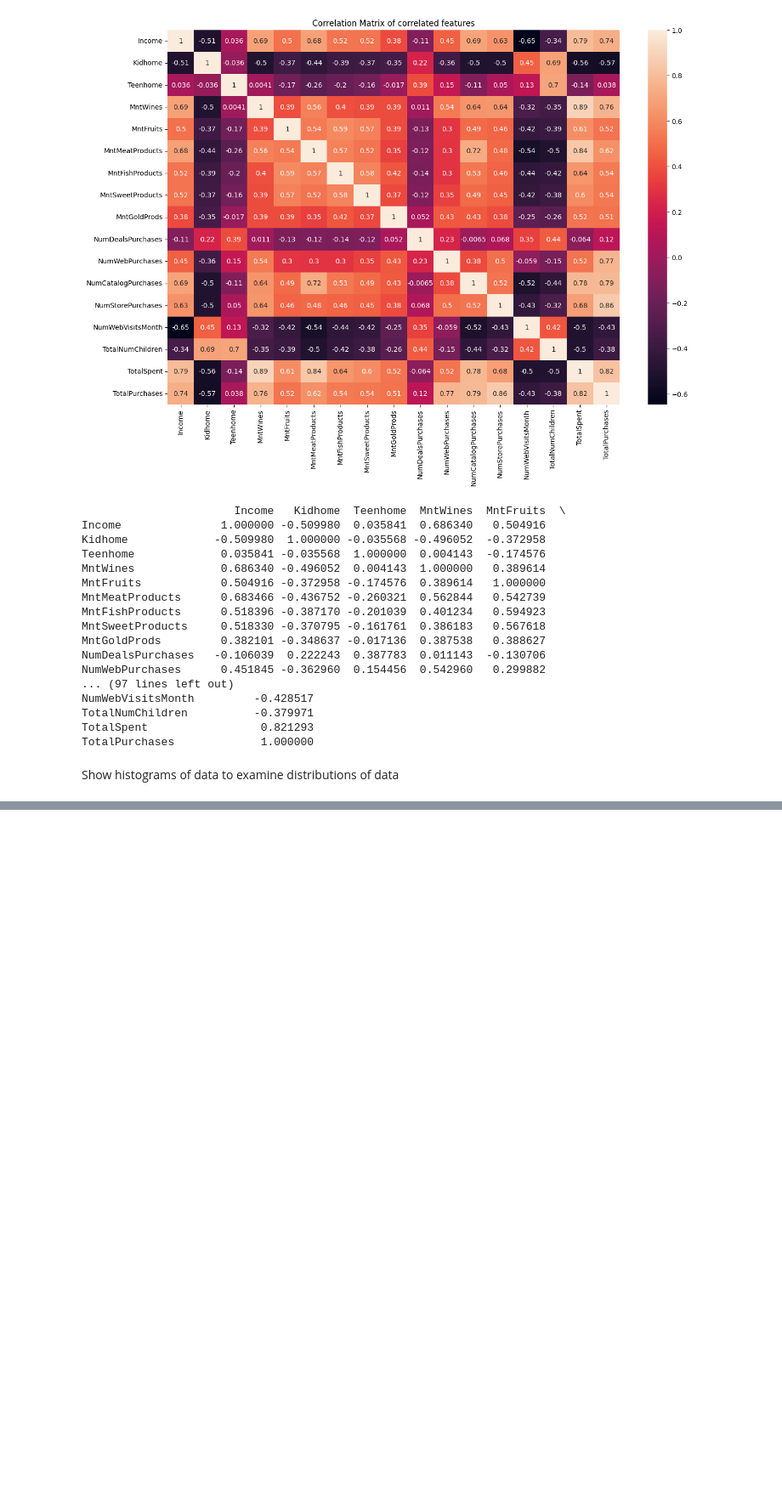
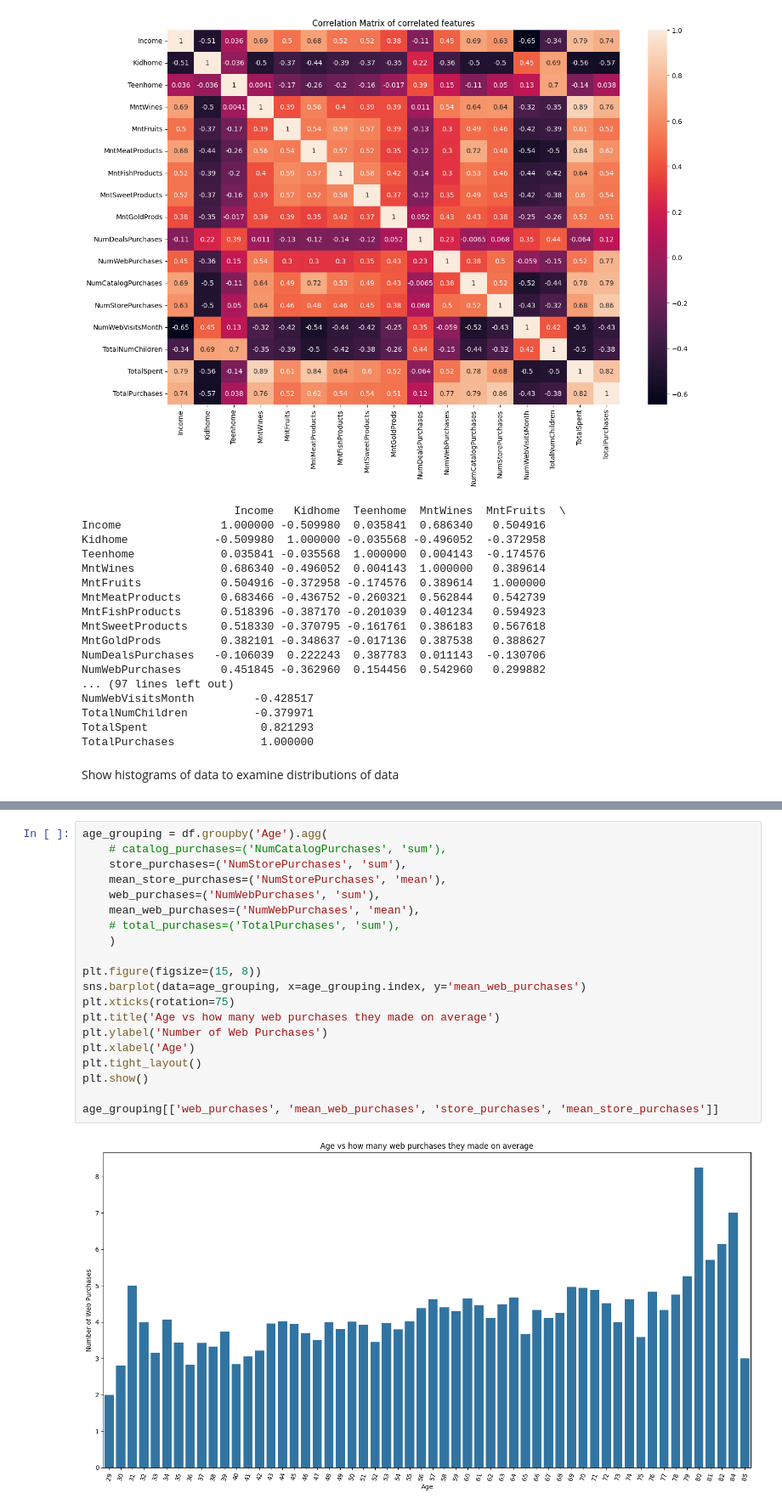
Before and after one commit to silvaGee/marketing_project, a Jupyter notebook: marketing.ipynb, the cells around one changed output, grey strips where cells are left out. Shown at 85% size. Saved outputs shown, nothing was run; the diff lists cells and outputs as text; blank space fills up the shorter version.

```diff
--- a/marketing.ipynb
+++ b/marketing.ipynb
@@ -590,0 +636,22 @@ plt.show()
+# %%
+age_grouping = df.groupby('Age').agg(
+    # catalog_purchases=('NumCatalogPurchases', 'sum'),
+    store_purchases=('NumStorePurchases', 'sum'),
+    mean_store_purchases=('NumStorePurchases', 'mean'),
+    web_purchases=('NumWebPurchases', 'sum'),
+    mean_web_purchases=('NumWebPurchases', 'mean'),
+    # total_purchases=('TotalPurchases', 'sum'),
+    )
+
+plt.figure(figsize=(15, 8))
+sns.barplot(data=age_grouping, x=age_grouping.index, y='mean_web_purchases')
+plt.xticks(rotation=75)
+plt.title('Age vs how many web purchases they made on average')
+plt.ylabel('Number of Web Purchases')
+plt.xlabel('Age')
+plt.tight_layout()
+plt.show()
+
+age_grouping[['web_purchases', 'mean_web_purchases', 'store_purchases', 'mean_store_purchases']]
+# %% [output]
+[figure, added]
```
Also changed, not shown: parts of 8 cells of this notebook.
